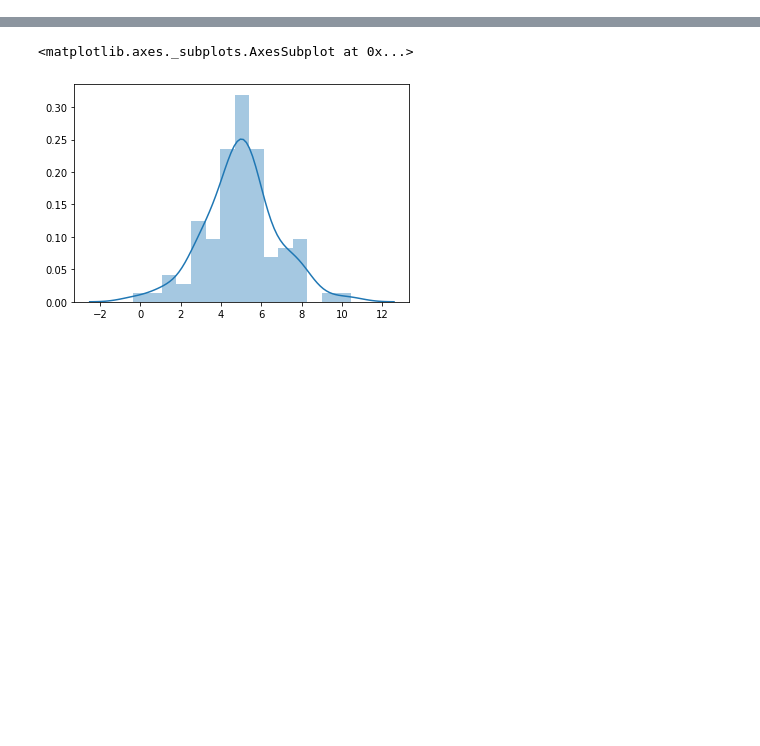
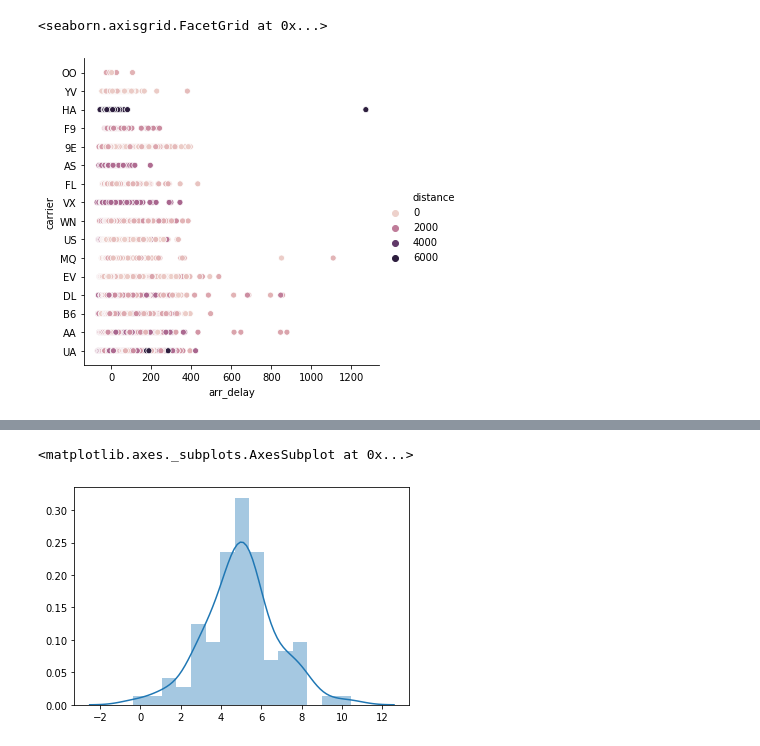
Before and after one commit to MassStreetDataSchool/python-for-data-analysis, a Jupyter notebook: 03 Visualizing Data/Seaborn.ipynb, the cells around one changed output, grey strips where cells are left out. Saved outputs shown, nothing was run; the diff lists cells and outputs as text; code cells hidden in the pictures; blank space fills up the shorter version.

```diff
--- a/03 Visualizing Data/Seaborn.ipynb
+++ b/03 Visualizing Data/Seaborn.ipynb
@@ -18 +22,6 @@ sns.relplot(x="passengers", y="month", hue='year', data=a)
+# %%
+sns.relplot(x="arr_delay", y="carrier", hue='distance', data=df)
+# %% [output]
+<seaborn.axisgrid.FacetGrid at 0x...>
+[figure, added]
 # %%
```
Also changed, not shown: parts of 5 cells of this notebook.
